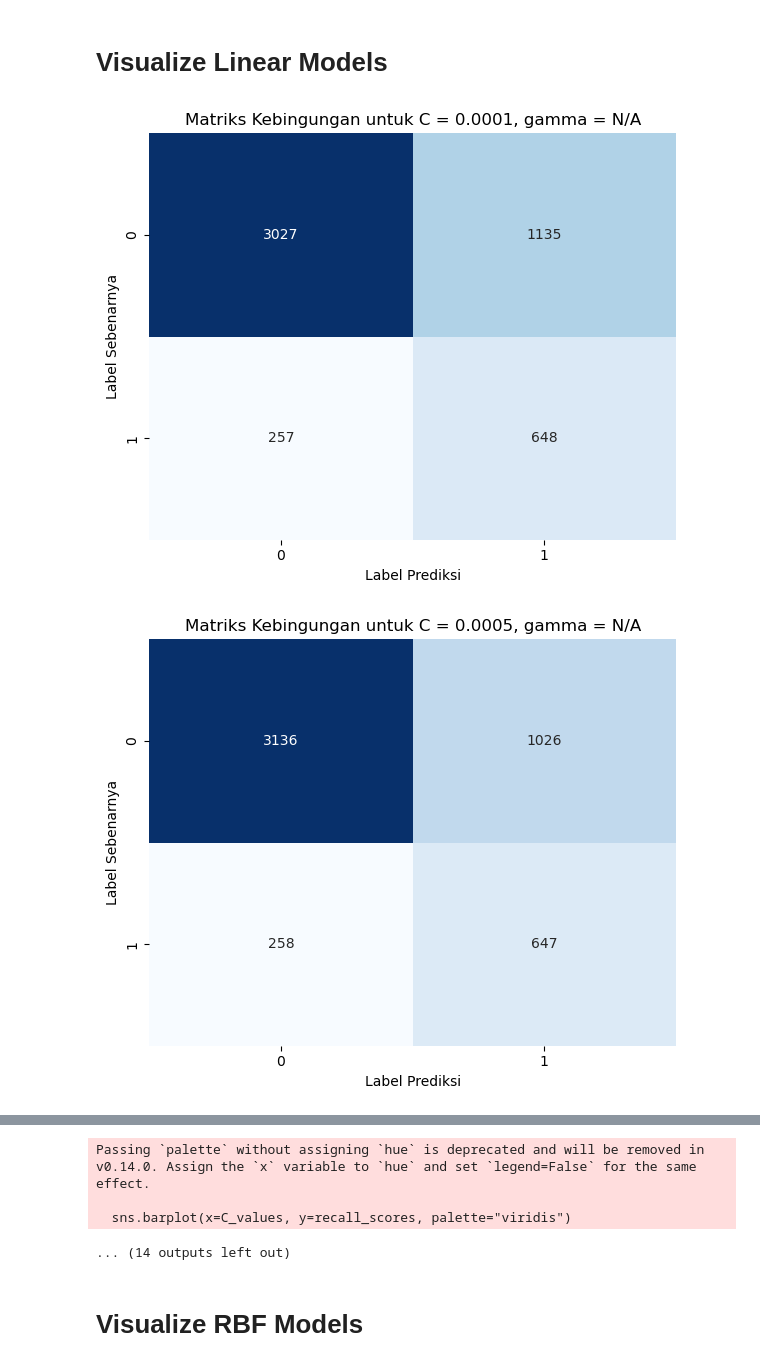
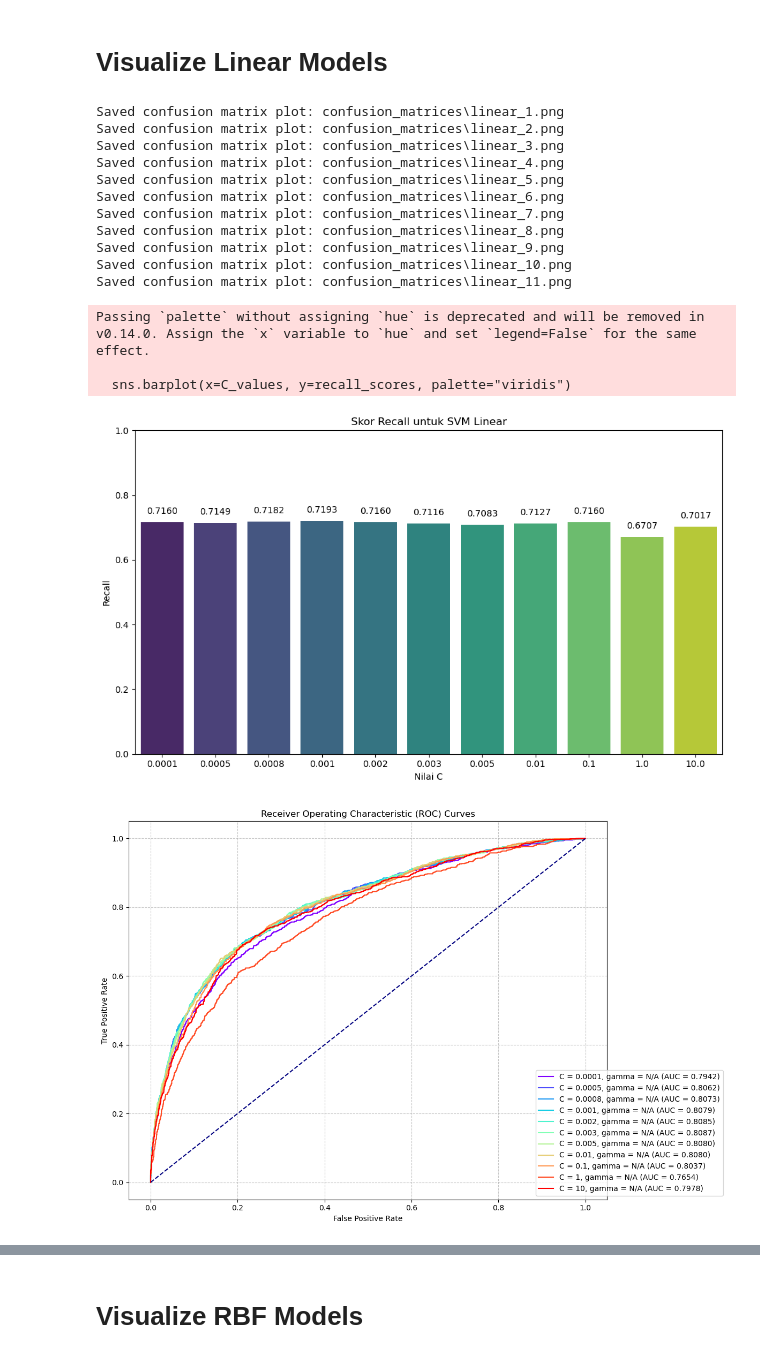
Before and after one commit to StefanusTitan/MobileNetV2-SVM-for-Melanoma-Classification, a Jupyter notebook: train_test.ipynb, the cells around one changed output, grey strips where cells are left out. Cells and saved outputs as stored; diff of their text form; code cells hidden in the pictures.

```diff
--- a/train_test.ipynb
+++ b/train_test.ipynb
@@ -644,18 +642,18 @@ class HyperparameterTuner:
             # Hitung matriks kebingungan dan recall
             cm = confusion_matrix(test_labels, y_pred)
             recall = recall_score(test_labels, y_pred)
+            precision = precision_score()
 
-            # Hitung Precision-Recall Curve
-            y_pred_prob = model.decision_function(test_features)
-            precision, recall_curve, thresholds = precision_recall_curve(test_labels, y_pred_prob)
+            # Hitung Precision-Recall Curve dan Average Precision (AP)
+            y_pred_prob = model.decision_function(test_features)  # Mendapatkan skor dari decision function
 
             # Simpan hasil
             self.results[frozenset(params.items())] = {
                 'confusion_matrix': cm,
                 'recall': recall,
                 'precision': precision,
-                'recall_curve': recall_curve,
-                'thresholds': thresholds
+                'decision_function': y_pred_prob,
+                'test_labels': test_labels
             }
 
             print(f"Matriks Kebingungan:\n{cm}")
@@ -677,12 +675,12 @@ class SVMPipeline:
 # %%
 # Definisikan parameter grid untuk SVM RBF
 rbf_params_grid = [
-    {"C": C, "gamma": gamma} untuk C dalam [0.001, 0.01, 1, 5, 10] untuk gamma dalam [0.0001, 0.001, 0.01, 0.1, 1, 10]
+    {"C": C, "gamma": gamma} for C in [0.001, 0.01, 0.1, 1, 10] for gamma in [0.0001, 0.001, 0.01, 0.1, 1]
 ]
 
 # Definisikan parameter grid untuk SVM linear
 linear_params_grid = [
-    {"C": C} untuk C dalam [0.0001, 0.0005, 0.0008, 0.001, 0.002, 0.003, 0.005, 0.01, 0.1, 1, 10]
+    {"C": C} for C in [0.0001, 0.0005, 0.0008, 0.001, 0.002, 0.003, 0.005, 0.01, 0.1, 1, 10]
 ]
 
 # Inisialisasi tuner dan pipeline untuk SVM RBF, menyimpan model di 'models_rbf'
@@ -916,9 +912,23 @@ class ModelEvaluationVisualizer:
 # %% [markdown]
 # Visualize Linear Models
 # %%
-linear_visualizer = ModelEvaluationVisualizer(linear_tuner.results)
+linear_visualizer = ModelEvaluationVisualizer(linear_tuner.results, kernel_name="linear")
 
 linear_visualizer.plot_all()
 # %% [output]
+Saved confusion matrix plot: confusion_matrices\linear_1.png
+Saved confusion matrix plot: confusion_matrices\linear_2.png
+Saved confusion matrix plot: confusion_matrices\linear_3.png
+Saved confusion matrix plot: confusion_matrices\linear_4.png
+Saved confusion matrix plot: confusion_matrices\linear_5.png
+Saved confusion matrix plot: confusion_matrices\linear_6.png
+Saved confusion matrix plot: confusion_matrices\linear_7.png
+Saved confusion matrix plot: confusion_matrices\linear_8.png
+Saved confusion matrix plot: confusion_matrices\linear_9.png
+Saved confusion matrix plot: confusion_matrices\linear_10.png
+Saved confusion matrix plot: confusion_matrices\linear_11.png
+Passing `palette` without assigning `hue` is deprecated and will be removed in v0.14.0. Assign the `x` variable to `hue` and set `legend=False` for the same effect.
+
+  sns.barplot(x=C_values, y=recall_scores, palette="viridis")
-[figure, old version]
+[figure, new version]
-[figure, old version]
+[figure, new version]
@@ -934,7 +935,3 @@ linear_visualizer.plot_all()
-Passing `palette` without assigning `hue` is deprecated and will be removed in v0.14.0. Assign the `x` variable to `hue` and set `legend=False` for the same effect.
-
-  sns.barplot(x=C_values, y=recall_scores, palette="viridis")
-... (14 outputs left out)
 # %% [markdown]
 # Visualize RBF Models
 # %%
```
Also changed, not shown: parts of 6 cells of this notebook, 46 other files.
